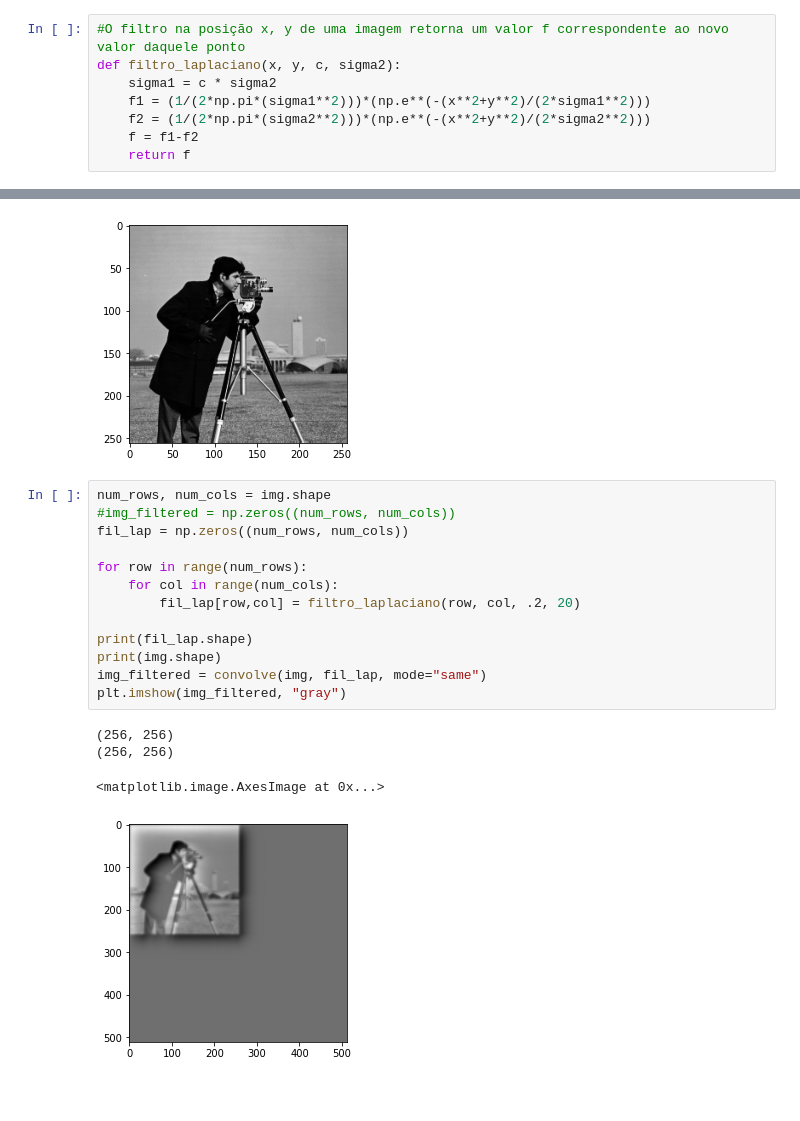
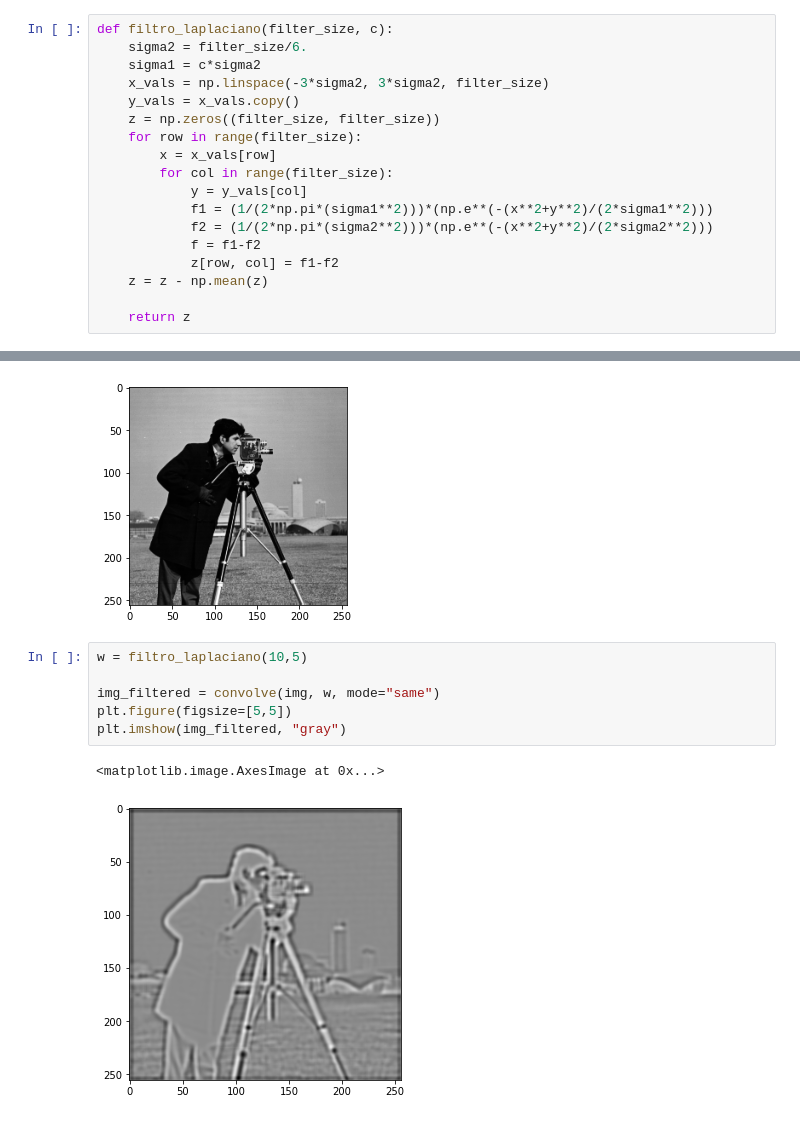
Before and after one commit to IvanCalvo/pdi, a Jupyter notebook: filtro_laplaciano.ipynb, the cells around one changed output, grey strips where cells are left out. Drawn from its saved outputs; the diff is of its cells as text; blank space fills up the shorter version.

```diff
--- a/filtro_laplaciano.ipynb
+++ b/filtro_laplaciano.ipynb
@@ -3,10 +3,20 @@ import matplotlib.pyplot as plt
 import numpy as np
 from scipy.signal import convolve
 # %%
-#O filtro na posição x, y de uma imagem retorna um valor f correspondente ao novo valor daquele ponto
-def filtro_laplaciano(x, y, c, sigma2):
-    sigma1 = c * sigma2
-    f1 = (1/(2*np.pi*(sigma1**2)))*(np.e**(-(x**2+y**2)/(2*sigma1**2)))
-    f2 = (1/(2*np.pi*(sigma2**2)))*(np.e**(-(x**2+y**2)/(2*sigma2**2)))
-    f = f1-f2
-    return f
+def filtro_laplaciano(filter_size, c):
+    sigma2 = filter_size/6.
+    sigma1 = c*sigma2
+    x_vals = np.linspace(-3*sigma2, 3*sigma2, filter_size)
+    y_vals = x_vals.copy()
+    z = np.zeros((filter_size, filter_size))
+    for row in range(filter_size):
+        x = x_vals[row]
+        for col in range(filter_size):
+            y = y_vals[col]
+            f1 = (1/(2*np.pi*(sigma1**2)))*(np.e**(-(x**2+y**2)/(2*sigma1**2)))
+            f2 = (1/(2*np.pi*(sigma2**2)))*(np.e**(-(x**2+y**2)/(2*sigma2**2)))
+            f = f1-f2
+            z[row, col] = f1-f2
+    z = z - np.mean(z)
+
+    return z
@@ -22,21 +26,12 @@ plt.imshow(img, 'gray')
 # %% [output]
 <matplotlib.image.AxesImage at 0x...>
 [figure]
-# %%
-num_rows, num_cols = img.shape
-#img_filtered = np.zeros((num_rows, num_cols))
-fil_lap = np.zeros((num_rows, num_cols))
-
-for row in range(num_rows):
-    for col in range(num_cols):
-        fil_lap[row,col] = filtro_laplaciano(row, col, .2, 20)
-
-print(fil_lap.shape)
-print(img.shape)
-img_filtered = convolve(img, fil_lap, mode="same")
-plt.imshow(img_filtered, "gray")
-# %% [output]
-(256, 256)
-(256, 256)
-<matplotlib.image.AxesImage at 0x...>
-[figure, removed]
+# %%
+w = filtro_laplaciano(10,5)
+
+img_filtered = convolve(img, w, mode="same")
+plt.figure(figsize=[5,5])
+plt.imshow(img_filtered, "gray")
+# %% [output]
+<matplotlib.image.AxesImage at 0x...>
+[figure, added]
```
Also changed, not shown: parts of 1 cell of this notebook.
